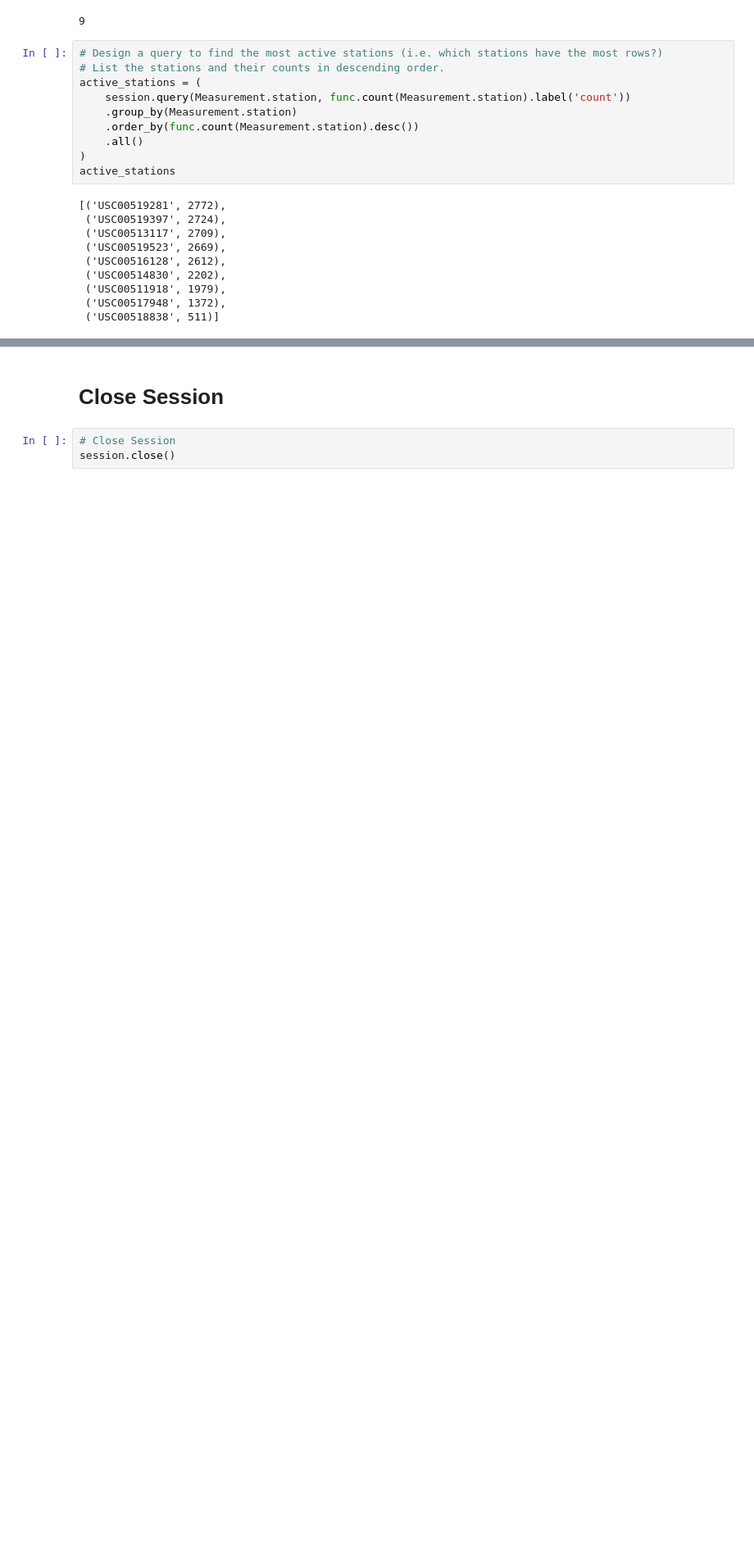
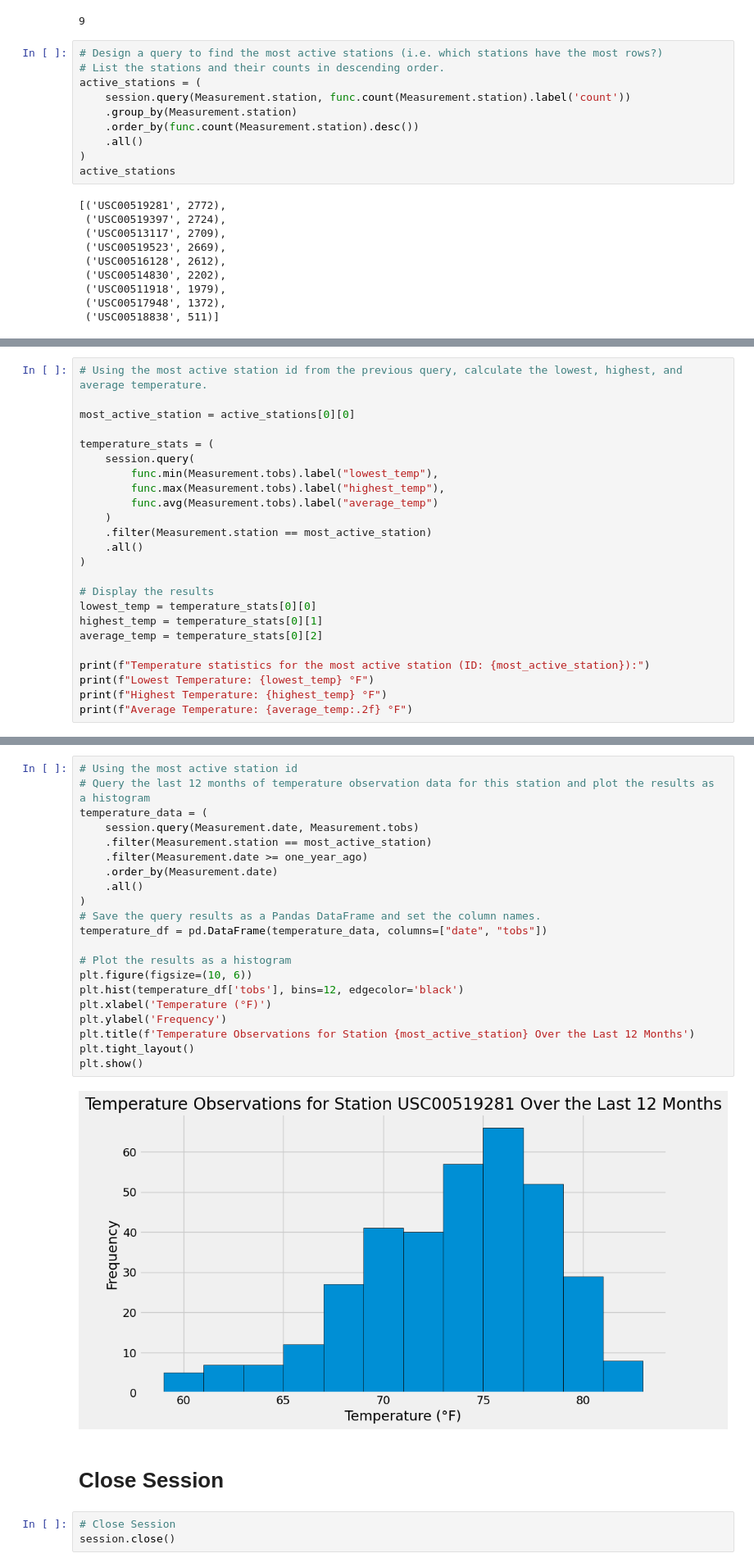
Before and after one commit to TheresaFregoso/sqlalchemy-challenge, a Jupyter notebook: PrimeWeather/climate_queries.ipynb, the cells around one changed output, grey strips where cells are left out. Shown at 82% size. Cells and saved outputs as stored; diff of their text form; blank space fills up the shorter version.

```diff
--- a/PrimeWeather/climate_queries.ipynb
+++ b/PrimeWeather/climate_queries.ipynb
@@ -152,0 +143,24 @@ Text(0.5, 4.183333333333314, 'Temperature')
+# %%
+# Using the most active station id from the previous query, calculate the lowest, highest, and average temperature.
+
+most_active_station = active_stations[0][0]
+
+temperature_stats = (
+    session.query(
+        func.min(Measurement.tobs).label("lowest_temp"),
+        func.max(Measurement.tobs).label("highest_temp"),
+        func.avg(Measurement.tobs).label("average_temp")
+    )
+    .filter(Measurement.station == most_active_station)
+    .all()
+)
+
+# Display the results
+lowest_temp = temperature_stats[0][0]
+highest_temp = temperature_stats[0][1]
+average_temp = temperature_stats[0][2]
+
+print(f"Temperature statistics for the most active station (ID: {most_active_station}):")
+print(f"Lowest Temperature: {lowest_temp} °F")
+print(f"Highest Temperature: {highest_temp} °F")
+print(f"Average Temperature: {average_temp:.2f} °F")
@@ -153,3 +172,26 @@ Text(0.5, 4.183333333333314, 'Temperature')
+# %%
+# Using the most active station id
+# Query the last 12 months of temperature observation data for this station and plot the results as a histogram
+temperature_data = (
+    session.query(Measurement.date, Measurement.tobs)
+    .filter(Measurement.station == most_active_station)
+    .filter(Measurement.date >= one_year_ago)
+    .order_by(Measurement.date)
+    .all()
+)
+# Save the query results as a Pandas DataFrame and set the column names.
+temperature_df = pd.DataFrame(temperature_data, columns=["date", "tobs"])
+
+# Plot the results as a histogram
+plt.figure(figsize=(10, 6))
+plt.hist(temperature_df['tobs'], bins=12, edgecolor='black')
+plt.xlabel('Temperature (°F)')
+plt.ylabel('Frequency')
+plt.title(f'Temperature Observations for Station {most_active_station} Over the Last 12 Months')
+plt.tight_layout()
+plt.show()
+# %% [output]
+[figure, added]
 # %% [markdown]
 # Close Session
 # %%
```
Also changed, not shown: parts of 3 cells of this notebook, 2 other files.
